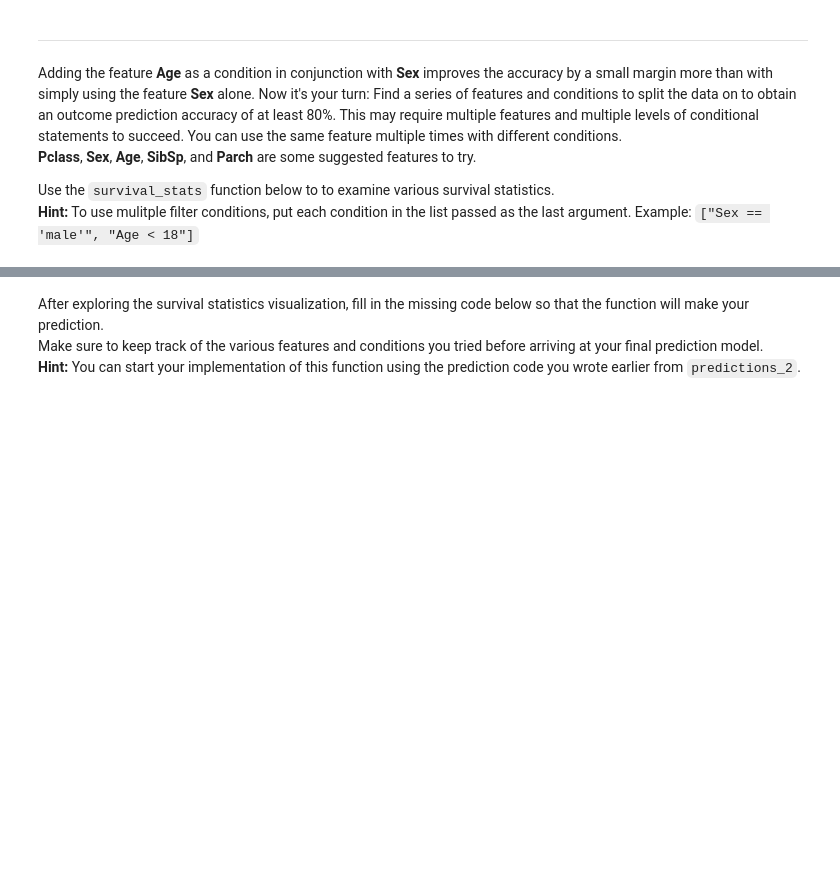
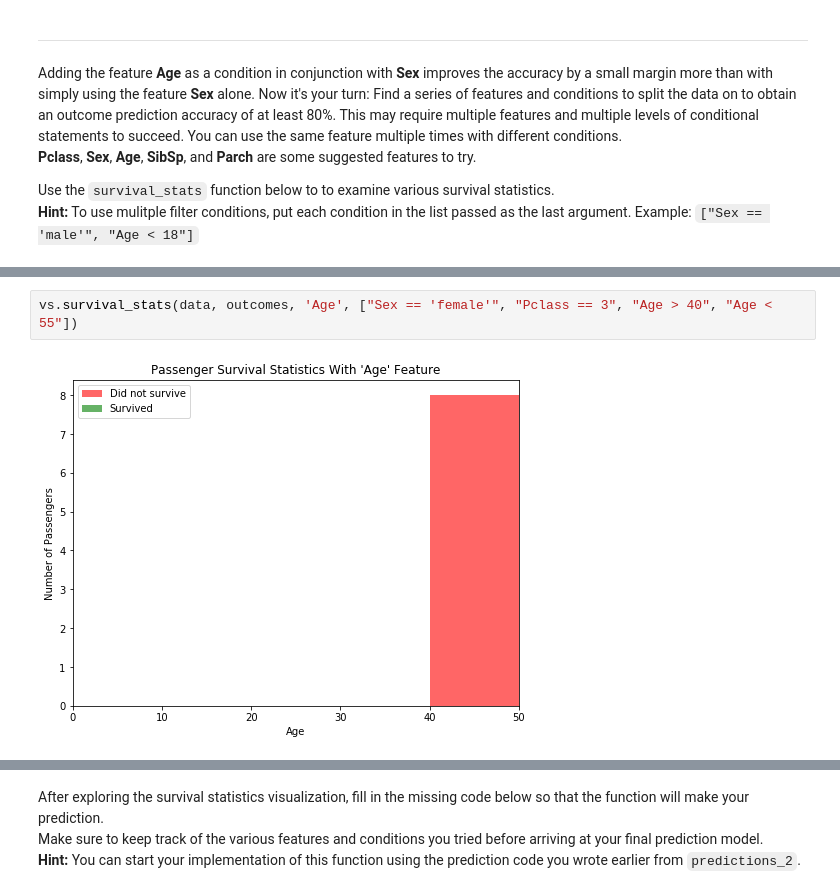
Before and after one commit to shabububu/machine-learning, a Jupyter notebook: projects/titanic_survival_exploration/titanic_survival_exploration_colab.ipynb, the cells around one changed output, grey strips where cells are left out. Cells and saved outputs as stored; diff of their text form; blank space fills up the shorter version.

```diff
--- a/projects/titanic_survival_exploration/titanic_survival_exploration_colab.ipynb
+++ b/projects/titanic_survival_exploration/titanic_survival_exploration_colab.ipynb
@@ -210,0 +246,4 @@ vs.survival_stats(data, outcomes, 'Age', ["Sex == 'male'", "Age < 18"])
+# %%
+vs.survival_stats(data, outcomes, 'Age', ["Sex == 'female'", "Pclass == 3", "Age > 40", "Age < 55"])
+# %% [output]
+[figure, added]
```
Also changed, not shown: parts of 22 cells of this notebook.
